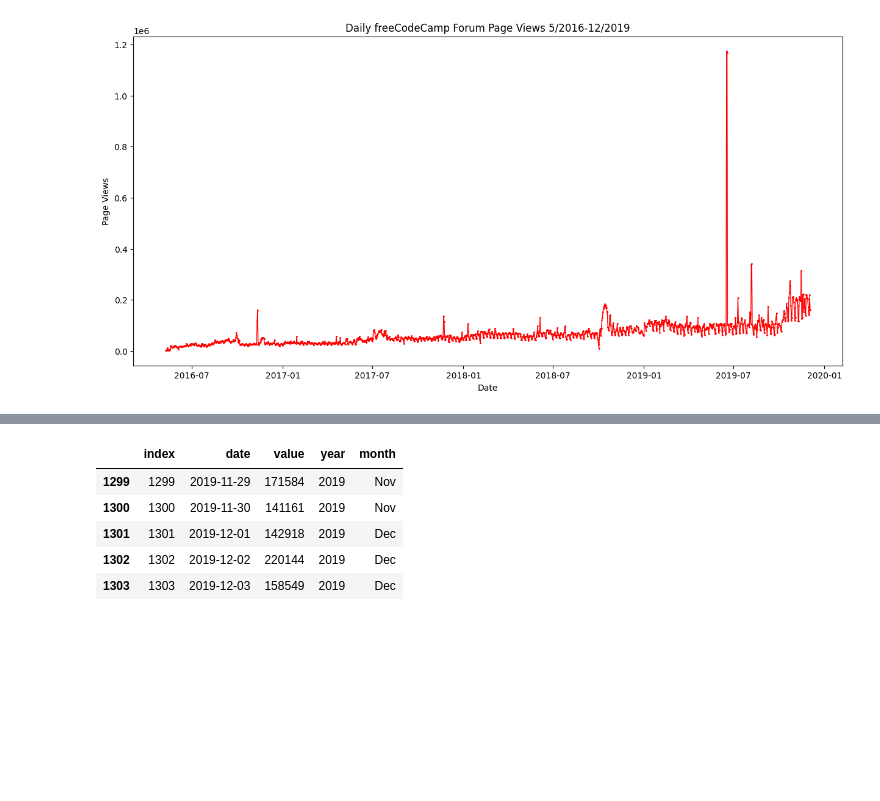
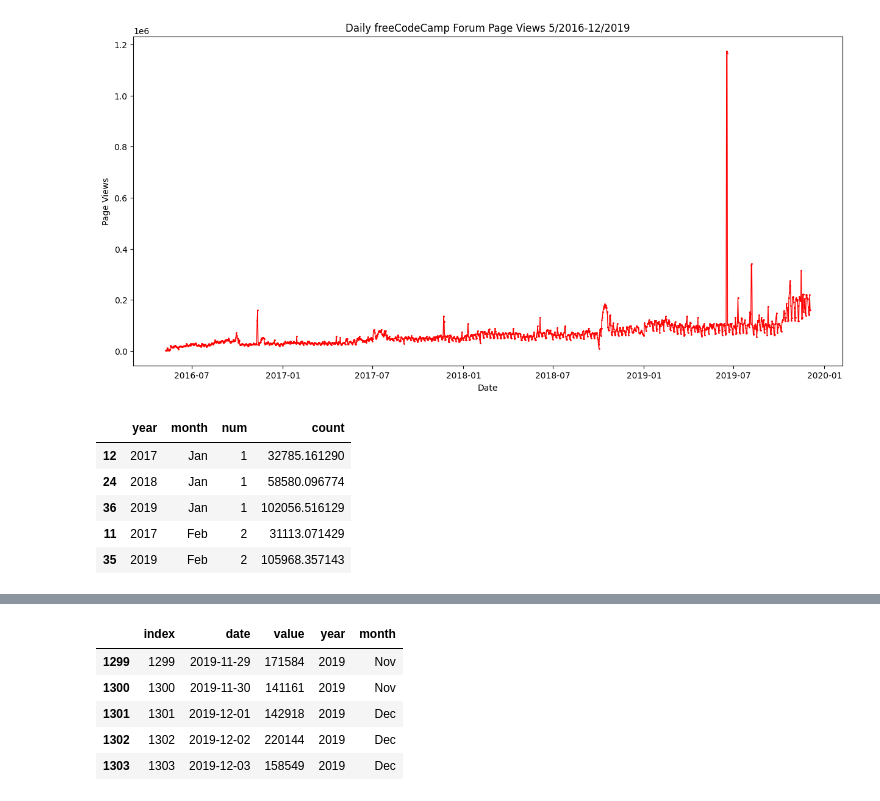
Before and after one commit to Beatrix-droid/Free-code-Camp-Data-Analysis-with-Python, a Jupyter notebook: time_jupiter.ipynb, the cells around one changed output, grey strips where cells are left out. Saved outputs shown, nothing was run; the diff lists cells and outputs as text; code cells hidden in the pictures; blank space fills up the shorter version.

```diff
--- a/time_jupiter.ipynb
+++ b/time_jupiter.ipynb
@@ -44,0 +48,11 @@ months = list(new_df["month"].unique())
+# %%
+#sorting the months
+sorted_df = new_df.sort_values(by=['num'], ascending=True)
+sorted_df.head()
+# %% [output]
+|  | year | month | num | count |
+| 12 | 2017 | Jan | 1 | 32785.161290 |
+| 24 | 2018 | Jan | 1 | 58580.096774 |
+| 36 | 2019 | Jan | 1 | 102056.516129 |
+| 11 | 2017 | Feb | 2 | 31113.071429 |
+| 35 | 2019 | Feb | 2 | 105968.357143 |
```
Also changed, not shown: parts of 5 cells of this notebook.
